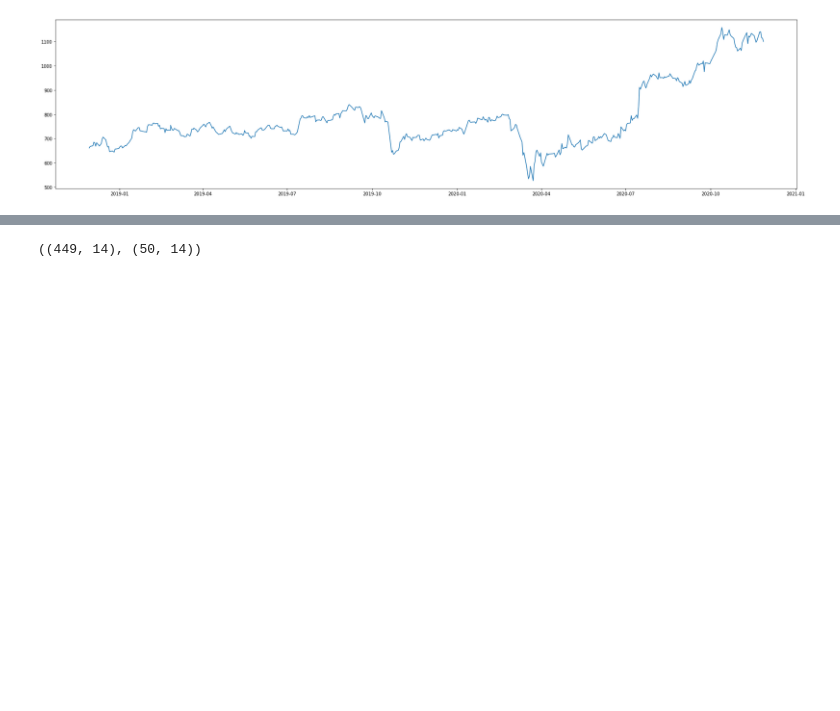
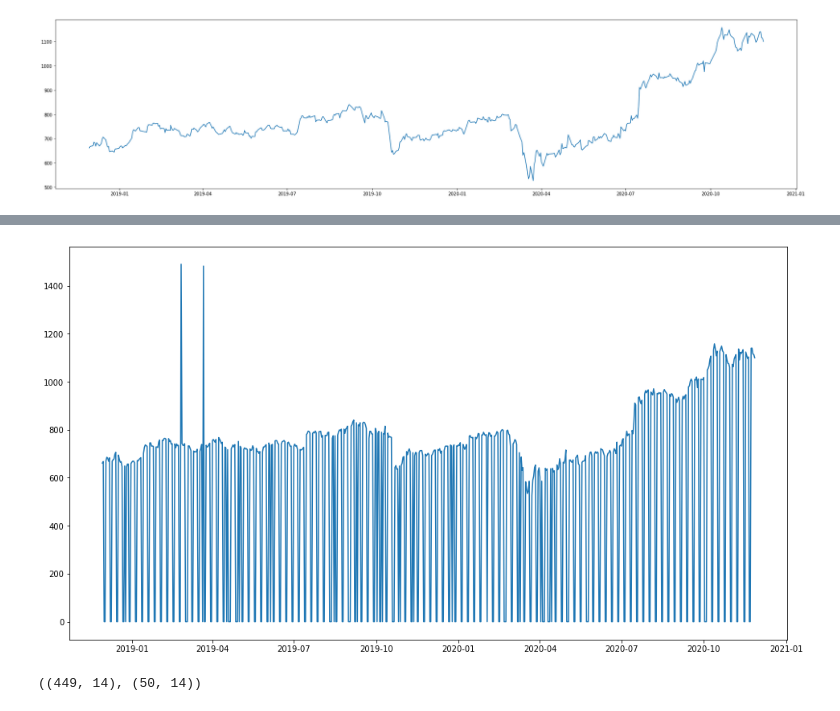
Before and after one commit to vedanthshenoy/Infy-stock-price-prediction-BiLSTM, a Jupyter notebook: infy_share_prediction.ipynb, the cells around one changed output, grey strips where cells are left out. Cells and saved outputs as stored; diff of their text form; code cells hidden in the pictures; blank space fills up the shorter version.

```diff
--- a/infy_share_prediction.ipynb
+++ b/infy_share_prediction.ipynb
@@ -47,3 +47,6 @@ plt.plot(data.index,data['Close Price'])
 plt.show()
 # %% [output]
 [figure]
+# %%
+data_day=data.resample('D').sum()
+data_day.head()
@@ -50,3 +61,9 @@ plt.show()
+# %%
+plt.figure(figsize=(16,9))
+plt.plot(data_day.index,data_day.iloc[:,5].to_numpy())
+plt.show()
+# %% [output]
+[figure, added]
 # %%
 train_size=int(len(data)*0.9)
 train,test=data.iloc[:train_size],data.iloc[train_size:len(data)]
```
Also changed, not shown: parts of 1 cell of this notebook.
